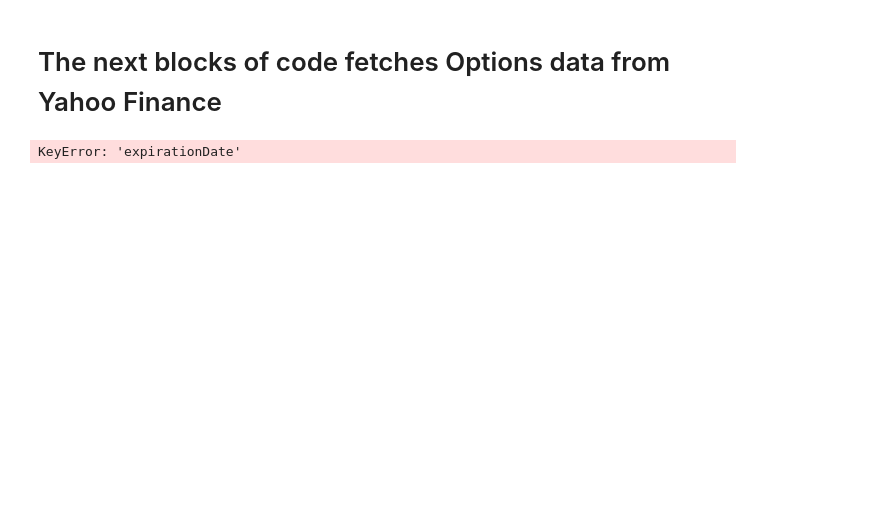
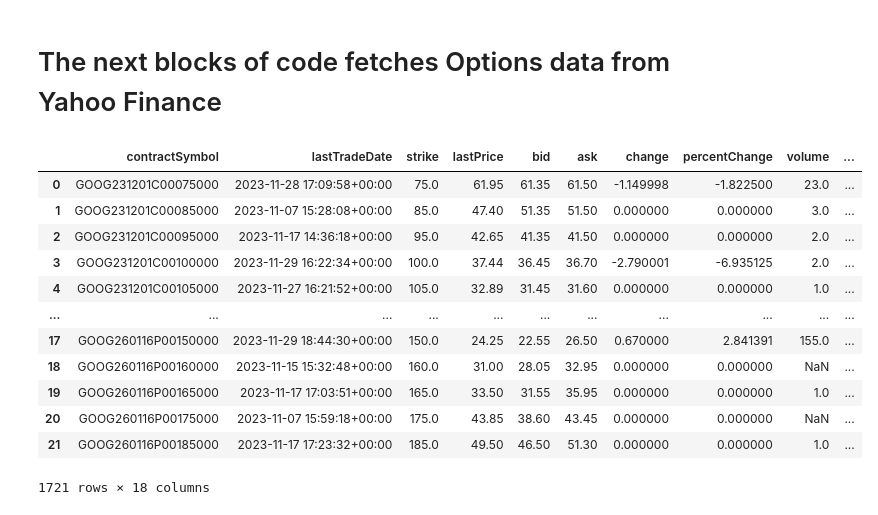
Before and after one commit to JoeZhang1000/News-Sentiment-and-IV, a Jupyter notebook: Twitter Sentiment Analysis.ipynb, the cells around one changed output. Drawn from its saved outputs; the diff is of its cells as text; code cells hidden in the pictures; blank space fills up the shorter version.

```diff
--- a/Twitter Sentiment Analysis.ipynb
+++ b/Twitter Sentiment Analysis.ipynb
@@ -172,41 +257,44 @@ reddit_df.head()
 import yfinance as yf
 import datetime
 
 def options_chain(symbol):
     tk = yf.Ticker(symbol)
 
     expiration_dates = tk.options
 
     # Get options for each expiration
     options = pd.DataFrame()
 
     for e in expiration_dates:
         opt = tk.option_chain(e)
         #opt = pd.DataFrame().append(opt.calls).append(opt.puts)
         opt = pd.concat([opt.calls, opt.puts], axis = 0)
         opt[['expirationDate']] = e
         #options = options.append(opt, ignore_index = True)
         options = pd.concat([options, opt], axis = 0)
 
     options['expirationDate'] = pd.to_datetime(options['expirationDate']) + datetime.timedelta(days = 1)
     options['dte'] = (options['expirationDate'] - datetime.datetime.today()).dt.days / 365
 
     options['CALL'] = options['contractSymbol'].str[4:].apply(lambda x: "C" in x)
 
     options[['bid', 'ask', 'strike']] = options[['bid', 'ask', 'strike']].apply(pd.to_numeric)
     options['mark'] = (options['bid'] + options['ask'])
 
     return options
 
-options_chain("META")
-#tk = yf.Ticker("META")
-
-#exps = tk.options
-
-#opt = tk.option_chain(exps[0])
-
-#opt = pd.concat([opt.calls, opt.puts], axis=0)
-#opt['expirationDate'] = exps[0]
-#opt
+options_chain("GOOG")
 # %% [output]
+|  | contractSymbol | lastTradeDate | strike | lastPrice | bid | ask | change | percentChange | volume | ... |
+| 0 | GOOG231201C00075000 | 2023-11-28 17:09:58+00:00 | 75.0 | 61.95 | 61.35 | 61.50 | -1.149998 | -1.822500 | 23.0 | ... |
+| 1 | GOOG231201C00085000 | 2023-11-07 15:28:08+00:00 | 85.0 | 47.40 | 51.35 | 51.50 | 0.000000 | 0.000000 | 3.0 | ... |
+| 2 | GOOG231201C00095000 | 2023-11-17 14:36:18+00:00 | 95.0 | 42.65 | 41.35 | 41.50 | 0.000000 | 0.000000 | 2.0 | ... |
+| 3 | GOOG231201C00100000 | 2023-11-29 16:22:34+00:00 | 100.0 | 37.44 | 36.45 | 36.70 | -2.790001 | -6.935125 | 2.0 | ... |
+| 4 | GOOG231201C00105000 | 2023-11-27 16:21:52+00:00 | 105.0 | 32.89 | 31.45 | 31.60 | 0.000000 | 0.000000 | 1.0 | ... |
+| ... | ... | ... | ... | ... | ... | ... | ... | ... | ... | ... |
+| 17 | GOOG260116P00150000 | 2023-11-29 18:44:30+00:00 | 150.0 | 24.25 | 22.55 | 26.50 | 0.670000 | 2.841391 | 155.0 | ... |
+| 18 | GOOG260116P00160000 | 2023-11-15 15:32:48+00:00 | 160.0 | 31.00 | 28.05 | 32.95 | 0.000000 | 0.000000 | NaN | ... |
+| 19 | GOOG260116P00165000 | 2023-11-17 17:03:51+00:00 | 165.0 | 33.50 | 31.55 | 35.95 | 0.000000 | 0.000000 | 1.0 | ... |
+| 20 | GOOG260116P00175000 | 2023-11-07 15:59:18+00:00 | 175.0 | 43.85 | 38.60 | 43.45 | 0.000000 | 0.000000 | NaN | ... |
+| 21 | GOOG260116P00185000 | 2023-11-17 17:23:32+00:00 | 185.0 | 49.50 | 46.50 | 51.30 | 0.000000 | 0.000000 | 1.0 | ... |
-KeyError: 'expirationDate'
+1721 rows × 18 columns
```
Also changed, not shown: parts of 27 cells of this notebook, 1 other file.
